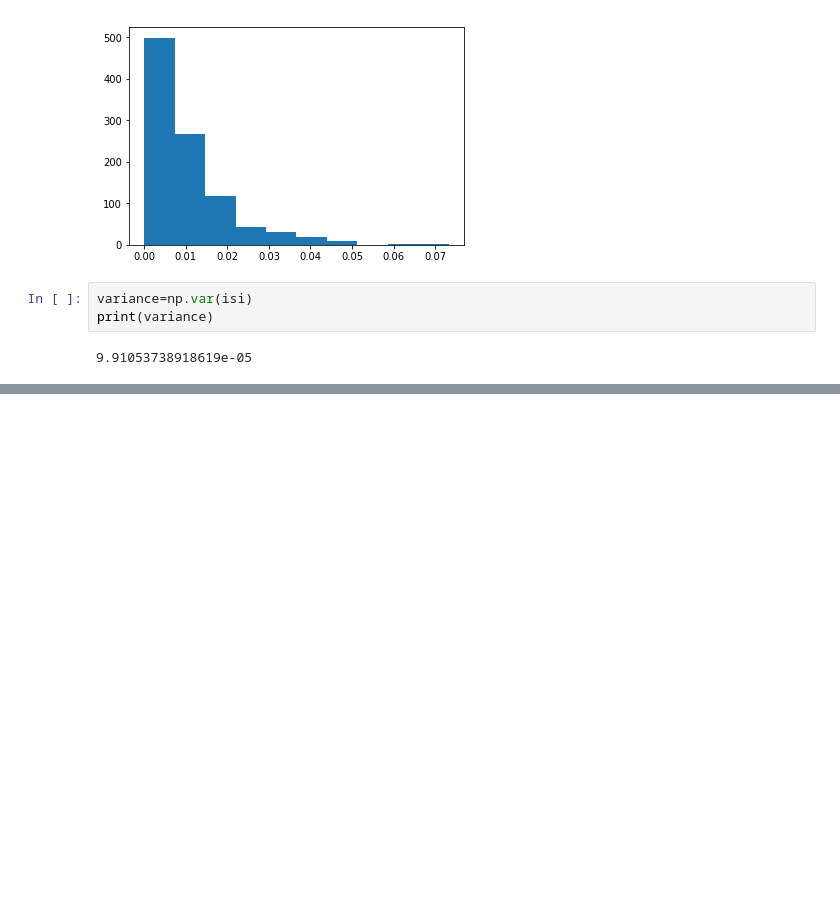
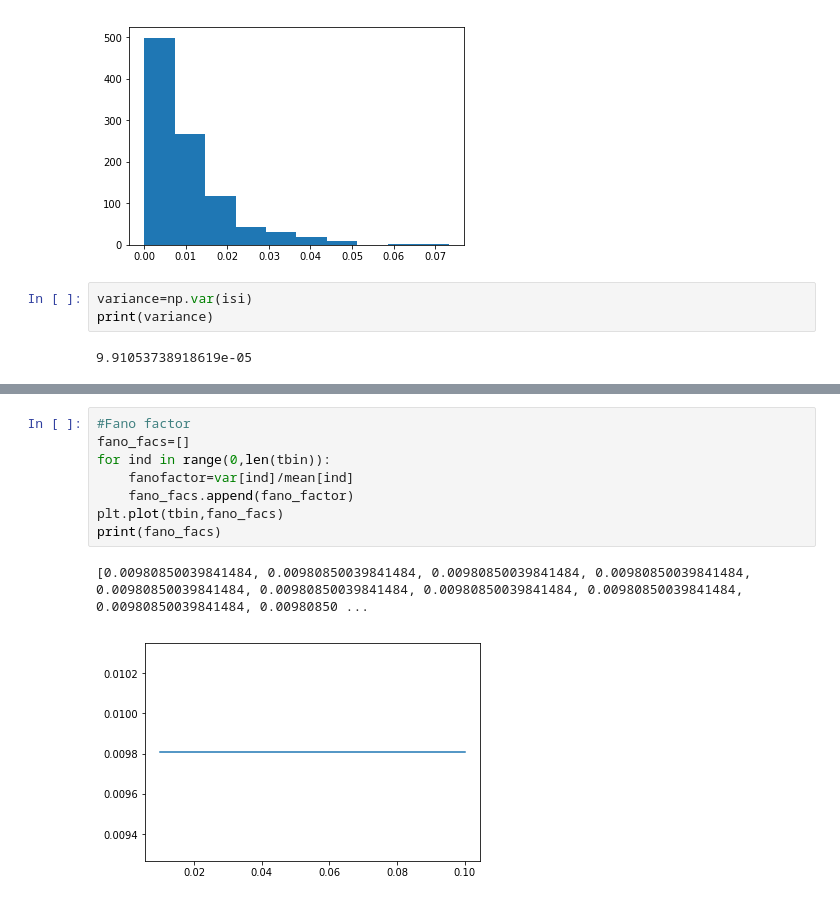
Before and after one commit to mariakesa/DayanAbbottExplorations, a Jupyter notebook: Chapter1_draft.ipynb, the cells around one changed output, grey strips where cells are left out. Saved outputs shown, nothing was run; the diff lists cells and outputs as text; blank space fills up the shorter version.

Commit message:
Add calculation of fano factor

```diff
--- a/Chapter1_draft.ipynb
+++ b/Chapter1_draft.ipynb
@@ -35,0 +73,11 @@ print(variance)
+# %%
+#Fano factor
+fano_facs=[]
+for ind in range(0,len(tbin)):
+    fanofactor=var[ind]/mean[ind]
+    fano_facs.append(fano_factor)
+plt.plot(tbin,fano_facs)
+print(fano_facs)
+# %% [output]
+[0.00980850039841484, 0.00980850039841484, 0.00980850039841484, 0.00980850039841484, 0.00980850039841484, 0.00980850039841484, 0.00980850039841484, 0.00980850039841484, 0.00980850039841484, 0.00980850 ...
+[figure, added]
```
Also changed, not shown: parts of 2 cells of this notebook.
